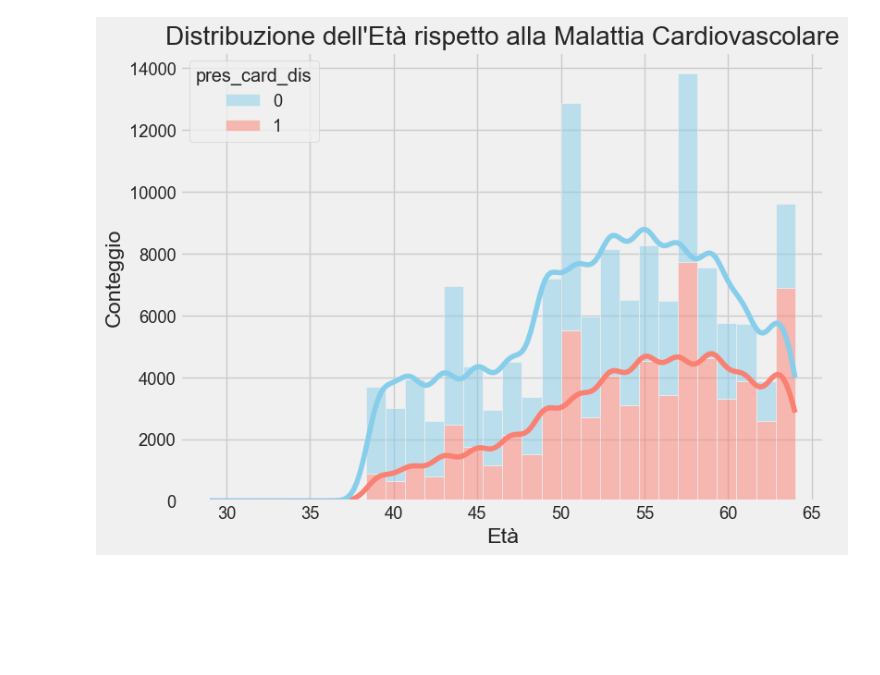
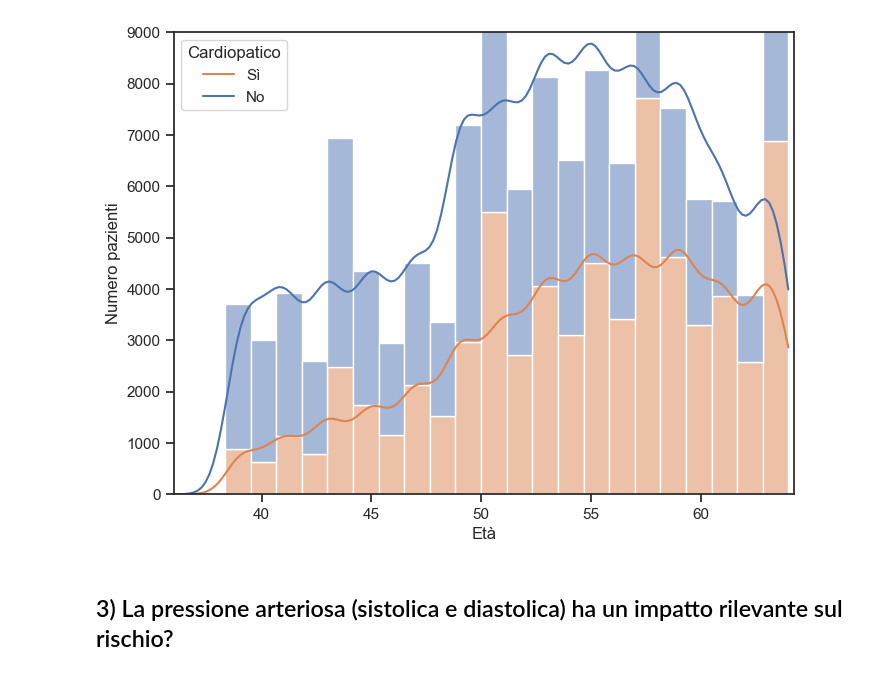
Before and after one commit to GabibboDiStrisciaLaNotizia/Progetto-Scienza-dei-Dati, a Jupyter notebook: cardiovascular_diseases_analysis.ipynb, the cells around one changed output. Drawn from its saved outputs; the diff is of its cells as text; code cells hidden in the pictures; blank space fills up the shorter version.

```diff
--- a/cardiovascular_diseases_analysis.ipynb
+++ b/cardiovascular_diseases_analysis.ipynb
@@ -111,16 +195,32 @@ plt.show()
 # %%
+import pandas as pd
 import seaborn as sns
 import matplotlib.pyplot as plt
 
-plt.style.use('fivethirtyeight')
+data = pd.read_csv('data/dataset.csv', encoding='utf8')
+
 plt.figure(figsize=(8, 6))
-sns.histplot(data=data, x='age', hue='pres_card_dis', kde=True, bins=30, multiple='stack', palette=['skyblue', 'salmon'])
+
+sns.set_theme(style="ticks", palette="deep")
+sns.histplot(data=data,
+             x='età',
+             hue='cardiopatico',
+             kde=True,
+             bins=30,
+             multiple='stack'
+            )
+plt.legend(title='Cardiopatico',
+           labels=['Sì', 'No'])
 plt.xlabel('Età')
-plt.ylabel('Conteggio')
-plt.title('Distribuzione dell\'Età rispetto alla Malattia Cardiovascolare')
+plt.xlim(36,64.25)
+plt.ylim(0,9000)
+plt.ylabel('Numero pazienti')
+#plt.title('Distribuzione dell\'età rispetto alla presenza di cardiopatia')
 plt.show()
 # %% [output]
-[figure, old version]
+[figure, new version]
+# %% [markdown]
+## 3) La pressione arteriosa (sistolica e diastolica) ha un impatto rilevante sul rischio?
 # %%
 import matplotlib.pyplot as plt
 
```
Also changed, not shown: parts of 34 cells of this notebook.
